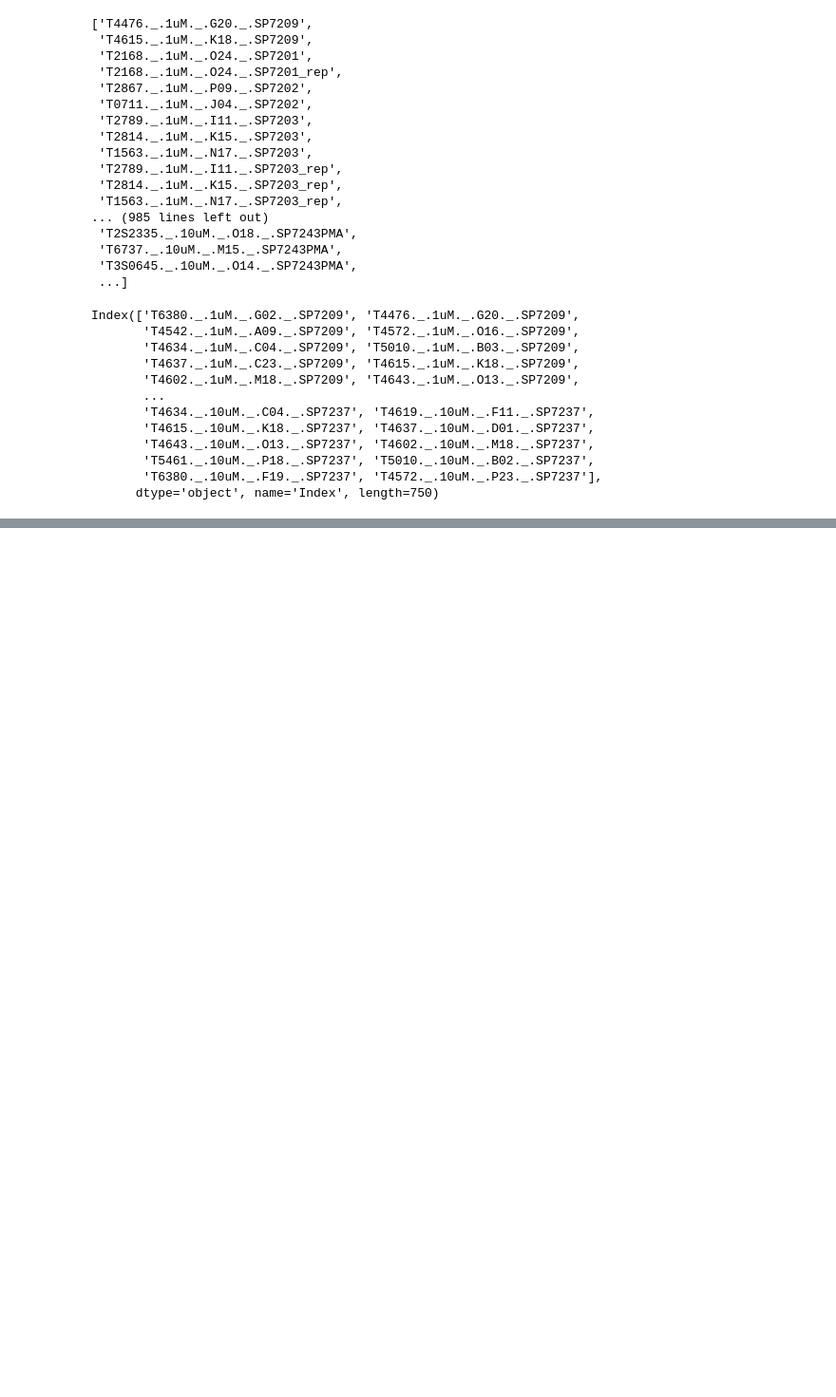
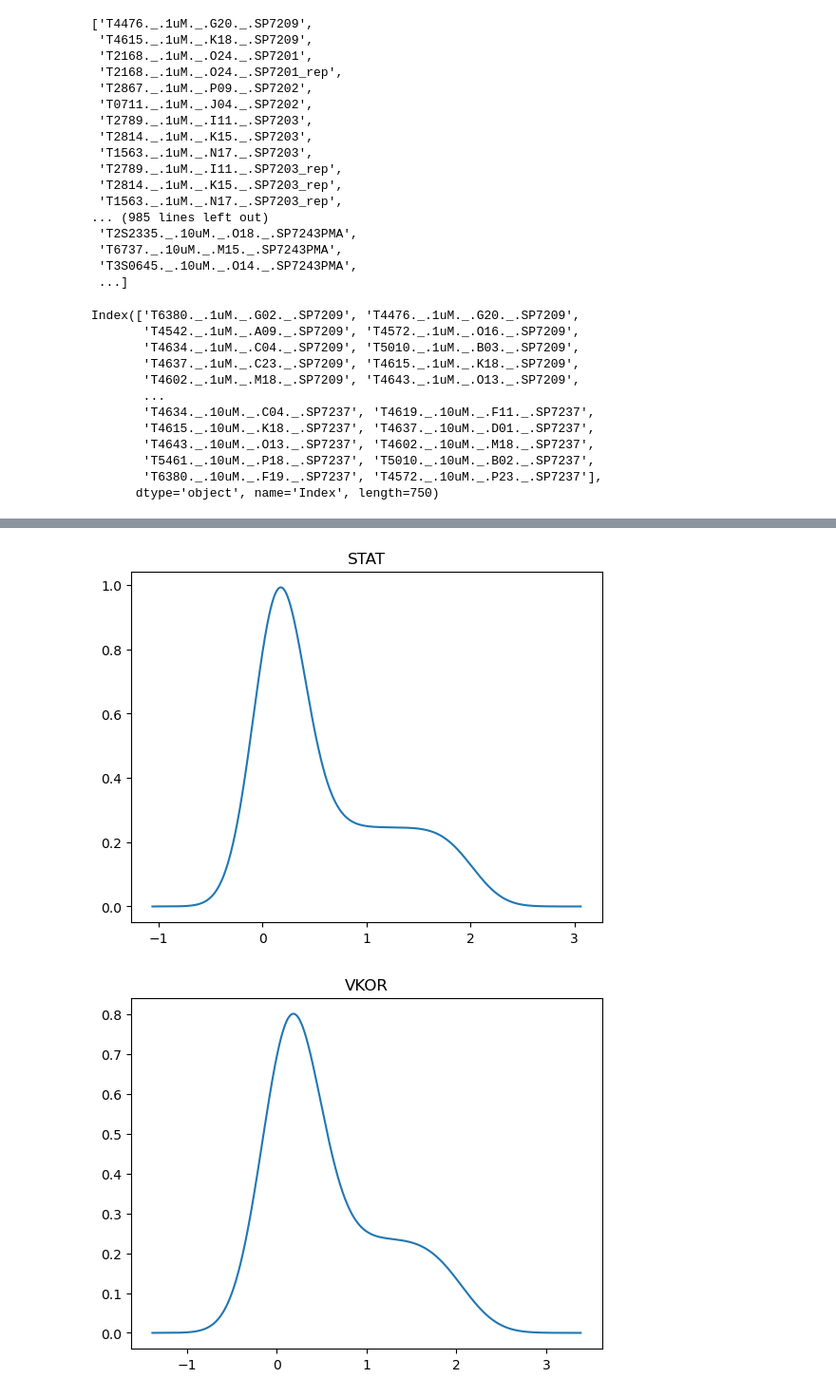
Before and after one commit to alohith/MOAST, a Jupyter notebook: Validation.ipynb, the cells around one changed output, grey strips where cells are left out. Shown at 95% size. Saved outputs shown, nothing was run; the diff lists cells and outputs as text; code cells hidden in the pictures; blank space fills up the shorter version.

```diff
--- a/Validation.ipynb
+++ b/Validation.ipynb
@@ -279,9 +314,3 @@ Index(['T6380._.1uM._.G02._.SP7209', 'T4476._.1uM._.G20._.SP7209',
        'T5461._.10uM._.P18._.SP7237', 'T5010._.10uM._.B02._.SP7237',
        'T6380._.10uM._.F19._.SP7237', 'T4572._.10uM._.P23._.SP7237'],
       dtype='object', name='Index', length=750)
-# %%
-for cl, names in class_dict.items():
-    g = sns.kdeplot(refDist.loc[refDist.index.isin(names)])
-    plt.title(cl)
-    plt.show()
-    plt.close()
@@ -299,0 +317,19 @@ for cl, names in class_dict.items():
+# %%
+import KDEpy as kde
+for cl, names in class_dict.items():
+    kdeRes = kde.FFTKDE(bw="silverman", kernel="gaussian")
+    cData = refDist.loc[refDist.index.isin(names)].to_numpy().flatten()
+    kdeRes.fit(
+        np.append(cData,np.linspace(0,2,len(cData)))
+        # np.nan_to_num(row.to_numpy().flatten()),
+        # np.linspace(0, 2, len(row)),
+    )
+    kde_support, kde_pdf = kdeRes.evaluate(15000)
+    # ), bw_method='silverman')
+    plt.plot(kde_support, kde_pdf)
+    plt.title(cl)
+    plt.show()
+    plt.close()
+# %% [output]
+[figure, added]
+[figure, added]
```
Also changed, not shown: parts of 7 cells of this notebook, 1 other file.
